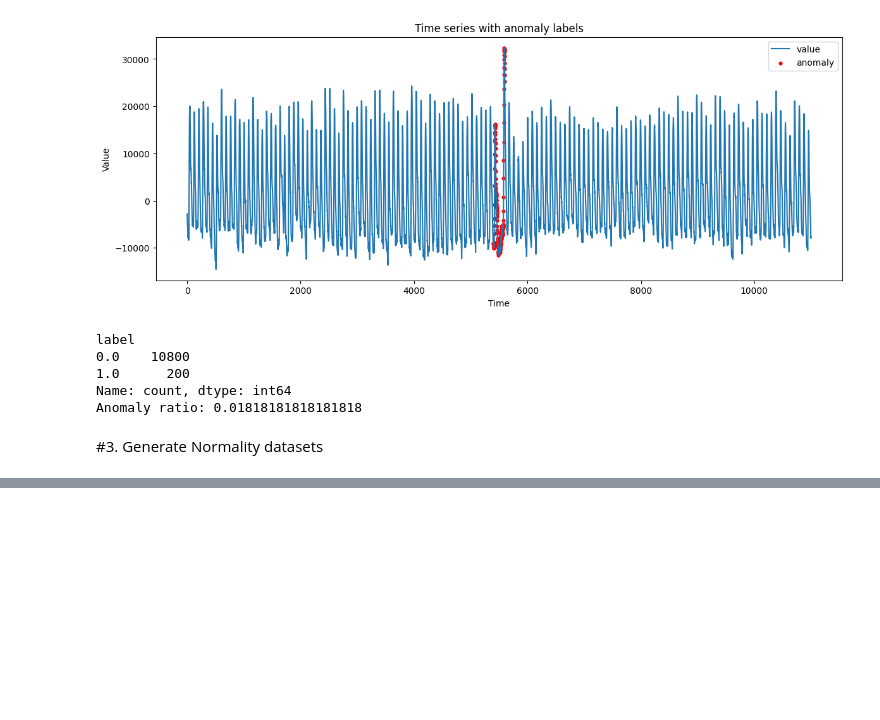
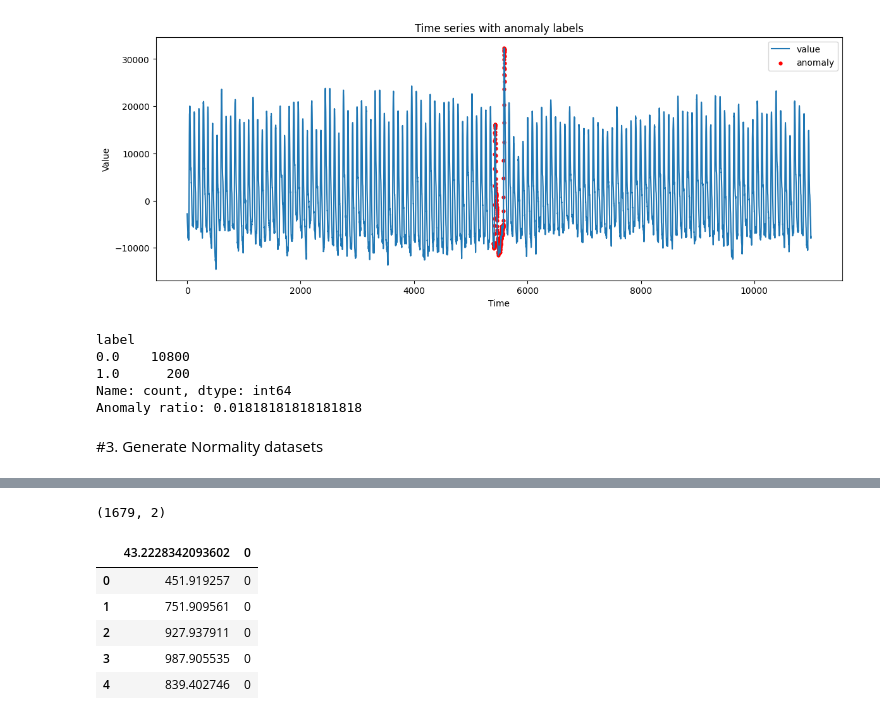
Before and after one commit to OrestisGeo/streamify-ts-anomaly-detection, a Jupyter notebook: notebooks/project2_main.ipynb, the cells around one changed output, grey strips where cells are left out. Cells and saved outputs as stored; diff of their text form; code cells hidden in the pictures; blank space fills up the shorter version.

```diff
--- a/notebooks/project2_main.ipynb
+++ b/notebooks/project2_main.ipynb
@@ -186,3 +189,16 @@ Name: count, dtype: int64
 Anomaly ratio: 0.01818181818181818
 # %% [markdown]
 #3. Generate Normality datasets
+# %%
+# Choose time-series from different domains
+# Check all files
+from pathlib import Path
+
+RAW_DATA_DIR = Path("data/raw")
+
+out_files = list(RAW_DATA_DIR.rglob("*.out"))
+
+print("Number of .out files found:", len(out_files))
+
+for f in out_files[:10]:
+    print(f)
@@ -188,0 +246,15 @@ Anomaly ratio: 0.01818181818181818
+# %%
+import pandas as pd
+
+df = pd.read_csv(example_file)
+
+print(df.shape)
+df.head()
+# %% [output]
+(1679, 2)
+|  | 43.2228342093602 | 0 |
+| 0 | 451.919257 | 0 |
+| 1 | 751.909561 | 0 |
+| 2 | 927.937911 | 0 |
+| 3 | 987.905535 | 0 |
+| 4 | 839.402746 | 0 |
```
Also changed, not shown: parts of 10 cells of this notebook.
